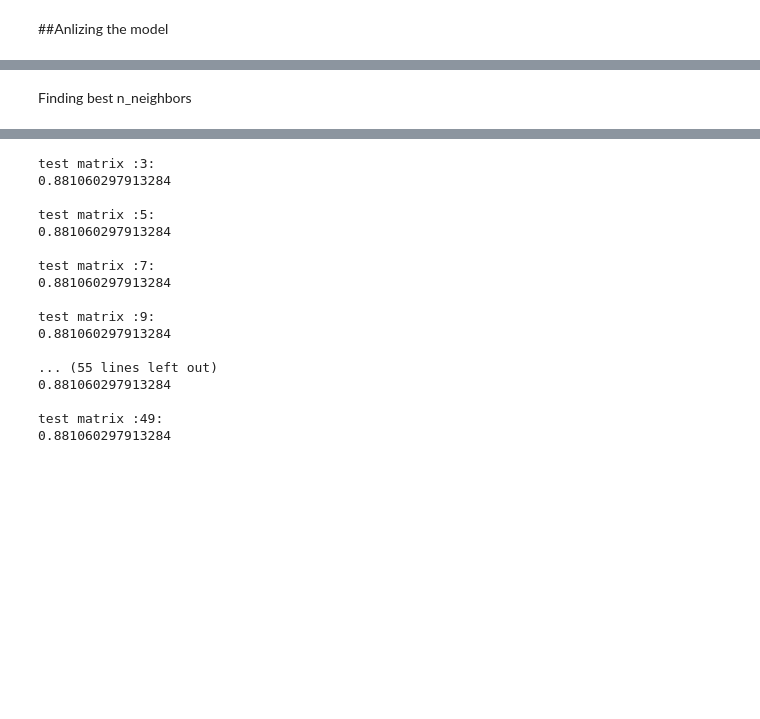
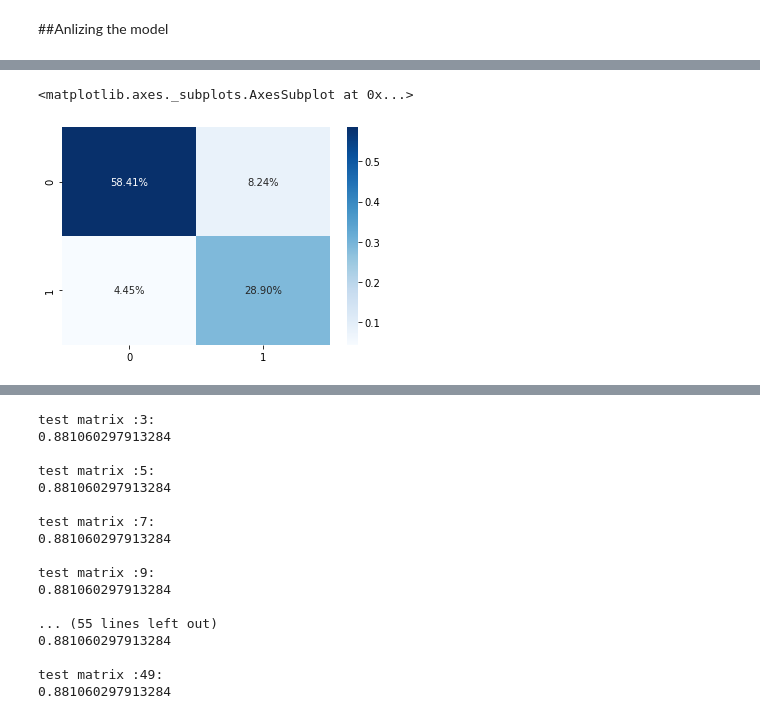
Before and after one commit to sarthakpant772/MLnow_2.0, a Jupyter notebook: employee_risk.ipynb, the cells around one changed output, grey strips where cells are left out. Cells and saved outputs as stored; diff of their text form; code cells hidden in the pictures; blank space fills up the shorter version.

```diff
--- a/employee_risk.ipynb
+++ b/employee_risk.ipynb
@@ -220,6 +223,13 @@ X.head()
+# %%
+from  imblearn.over_sampling import RandomOverSampler
+
+tl= RandomOverSampler(sampling_strategy=0.5)
+
+# fit predictor and target variable
+x_tl, y_tl = tl.fit_resample(X, y)
 # %%
 from sklearn.model_selection import train_test_split
-X_train,x_val,y_train,y_val=train_test_split(X, y , train_size = 0.85,random_state=1)
+X_train,x_val,y_train,y_val=train_test_split(x_tl, y_tl , train_size = 0.85,random_state=1)
 # %%
 lable_test_data.head()
 # %% [output]
@@ -292,2 +295,5 @@ train matrix
-# %% [markdown]
-Finding best n_neighbors
+# %%
+sns.heatmap(cm_train/np.sum(cm_train),annot=True,fmt='.2%', cmap='Blues')
+# %% [output]
+<matplotlib.axes._subplots.AxesSubplot at 0x...>
+[figure, added]
```
Also changed, not shown: parts of 20 cells of this notebook.
